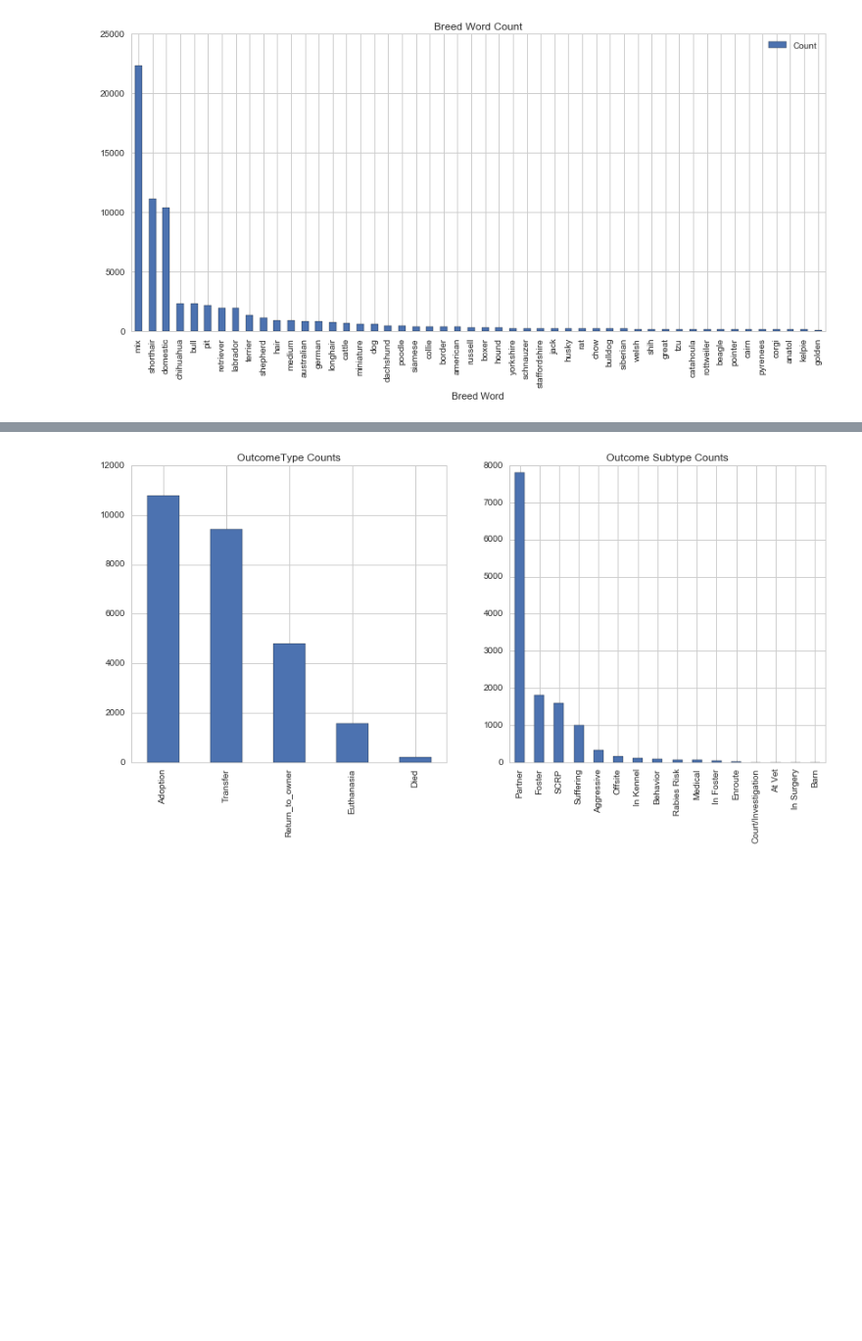
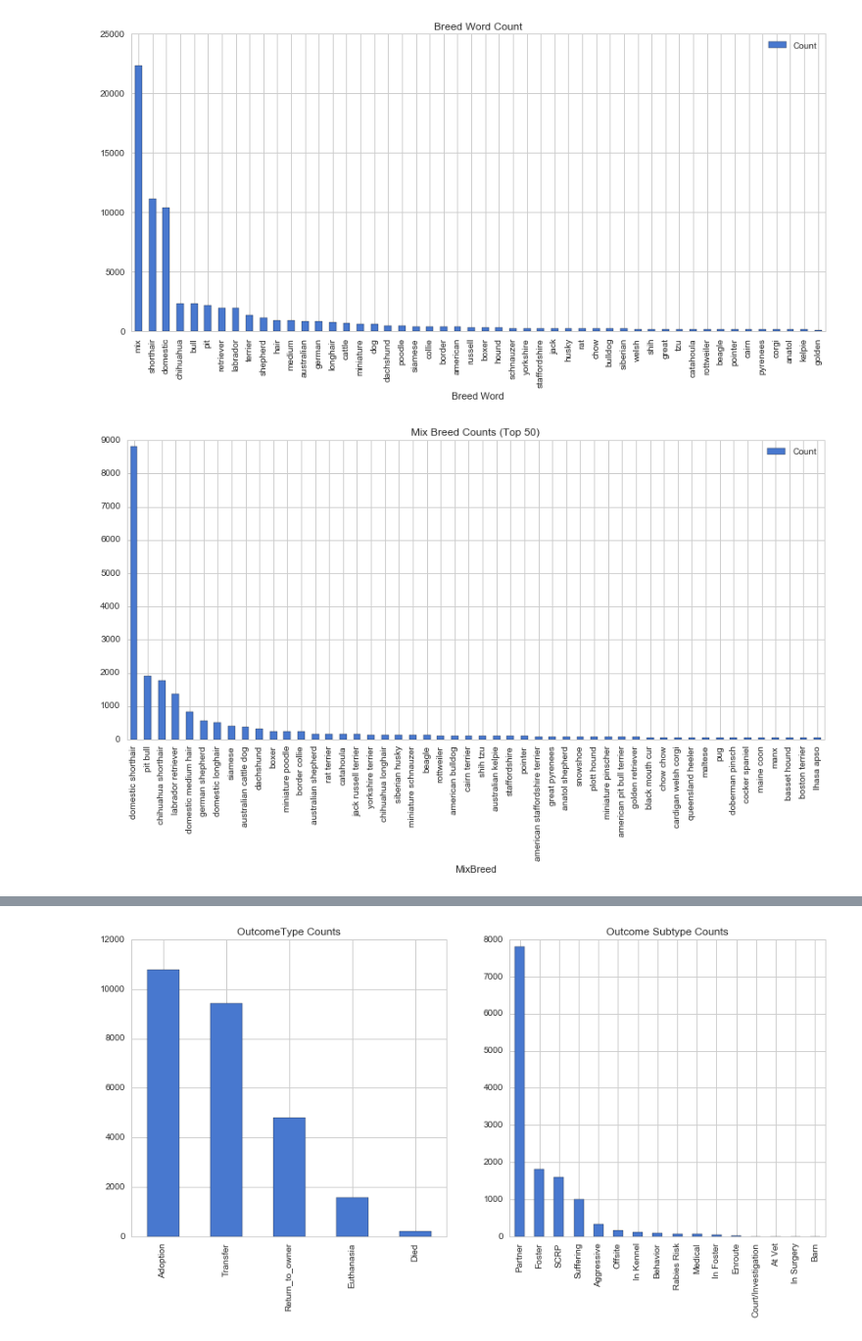
Before and after one commit to bljustice/kaggle, a Jupyter notebook: spca/spca_eda.ipynb, the cells around one changed output, grey strips where cells are left out. Shown at 98% size. Cells and saved outputs as stored; diff of their text form; code cells hidden in the pictures; blank space fills up the shorter version.

```diff
--- a/spca/spca_eda.ipynb
+++ b/spca/spca_eda.ipynb
@@ -136,6 +143,15 @@ pd.DataFrame(breed_word_count, columns=['Breed Word', 'Count']).plot(kind='bar',
                                                                      title='Breed Word Count');
 # %% [output]
 [figure]
+# %%
+#lots of mixed species, so plot top 50 mixed breeds (both cats and dogs)
+mix = train_df.loc[train_df.Breed.str.contains('Mix'), 'Breed']
+mix_count = Counter(map(lambda x: x[0], mix.apply(lambda x: x.lower().rsplit(' ', 1))))
+mix_df = pd.DataFrame({'MixBreed': list(mix_count.keys()), 'Count': list(mix_count.values())}).sort_values(by='Count',
+                                                                                                          ascending=False)
+mix_df[:50].plot(kind='bar', x='MixBreed', y='Count', figsize=(14, 6), title='Mix Breed Counts (Top 50)');
+# %% [output]
+[figure, added]
 # %%
 color_count = sorted(Counter([x for word_list in train_df.Color.str.lower().str.strip().str.split(expand=False)
                             for x in word_list]).items(), key=lambda x: x[1], reverse=True)[:50]
```
Also changed, not shown: parts of 18 cells of this notebook.
